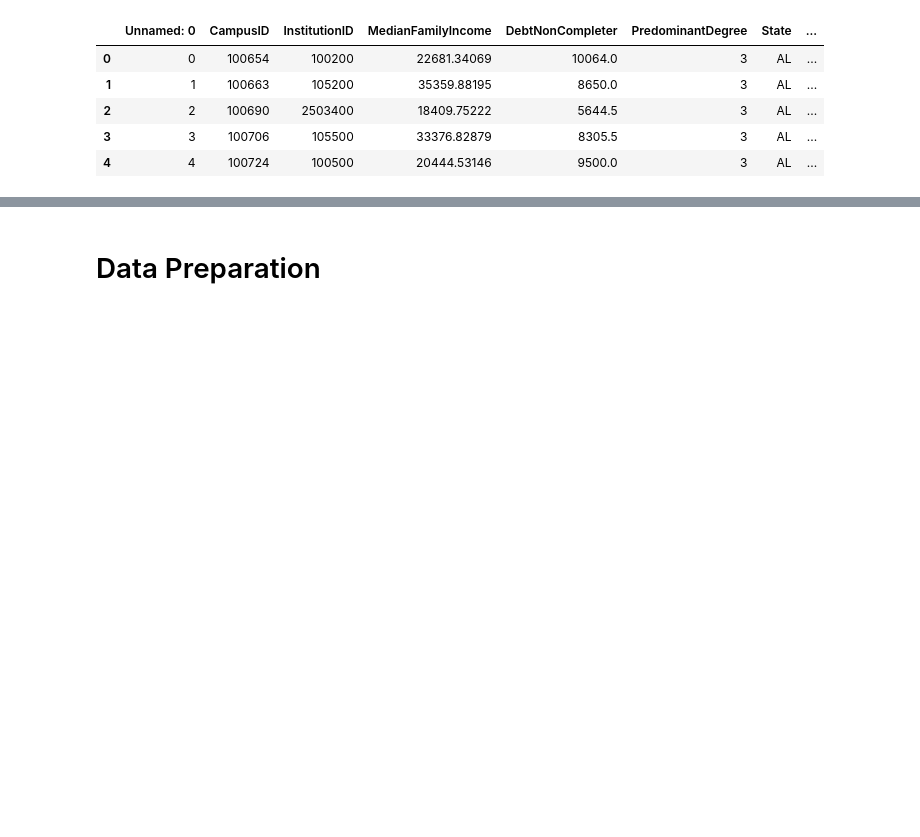
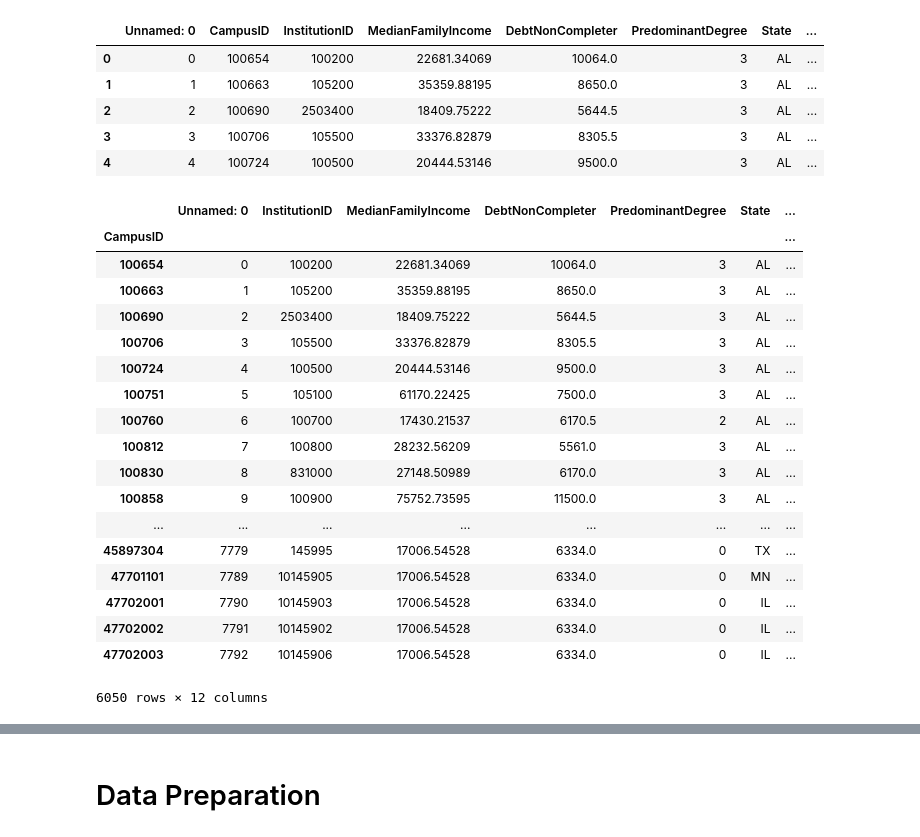
Before and after one commit to zhaodanjie/755, a Jupyter notebook: College Scoreboard.ipynb, the cells around one changed output, grey strips where cells are left out. Cells and saved outputs as stored; diff of their text form; code cells hidden in the pictures; blank space fills up the shorter version.

```diff
--- a/College Scoreboard.ipynb
+++ b/College Scoreboard.ipynb
@@ -21,3 +21,25 @@ data.head()
 | 2 | 2 | 100690 | 2503400 | 18409.75222 | 5644.5 | 3 | AL | ... |
 | 3 | 3 | 100706 | 105500 | 33376.82879 | 8305.5 | 3 | AL | ... |
 | 4 | 4 | 100724 | 100500 | 20444.53146 | 9500.0 | 3 | AL | ... |
+# %%
+data.set_index("CampusID")
+# %% [output]
+|  | Unnamed: 0 | InstitutionID | MedianFamilyIncome | DebtNonCompleter | PredominantDegree | State | ... |
+| CampusID |  |  |  |  |  |  | ... |
+| 100654 | 0 | 100200 | 22681.34069 | 10064.0 | 3 | AL | ... |
+| 100663 | 1 | 105200 | 35359.88195 | 8650.0 | 3 | AL | ... |
+| 100690 | 2 | 2503400 | 18409.75222 | 5644.5 | 3 | AL | ... |
+| 100706 | 3 | 105500 | 33376.82879 | 8305.5 | 3 | AL | ... |
+| 100724 | 4 | 100500 | 20444.53146 | 9500.0 | 3 | AL | ... |
+| 100751 | 5 | 105100 | 61170.22425 | 7500.0 | 3 | AL | ... |
+| 100760 | 6 | 100700 | 17430.21537 | 6170.5 | 2 | AL | ... |
+| 100812 | 7 | 100800 | 28232.56209 | 5561.0 | 3 | AL | ... |
+| 100830 | 8 | 831000 | 27148.50989 | 6170.0 | 3 | AL | ... |
+| 100858 | 9 | 100900 | 75752.73595 | 11500.0 | 3 | AL | ... |
+| ... | ... | ... | ... | ... | ... | ... | ... |
+| 45897304 | 7779 | 145995 | 17006.54528 | 6334.0 | 0 | TX | ... |
+| 47701101 | 7789 | 10145905 | 17006.54528 | 6334.0 | 0 | MN | ... |
+| 47702001 | 7790 | 10145903 | 17006.54528 | 6334.0 | 0 | IL | ... |
+| 47702002 | 7791 | 10145902 | 17006.54528 | 6334.0 | 0 | IL | ... |
+| 47702003 | 7792 | 10145906 | 17006.54528 | 6334.0 | 0 | IL | ... |
+6050 rows × 12 columns
```
Also changed, not shown: parts of 40 cells of this notebook.
